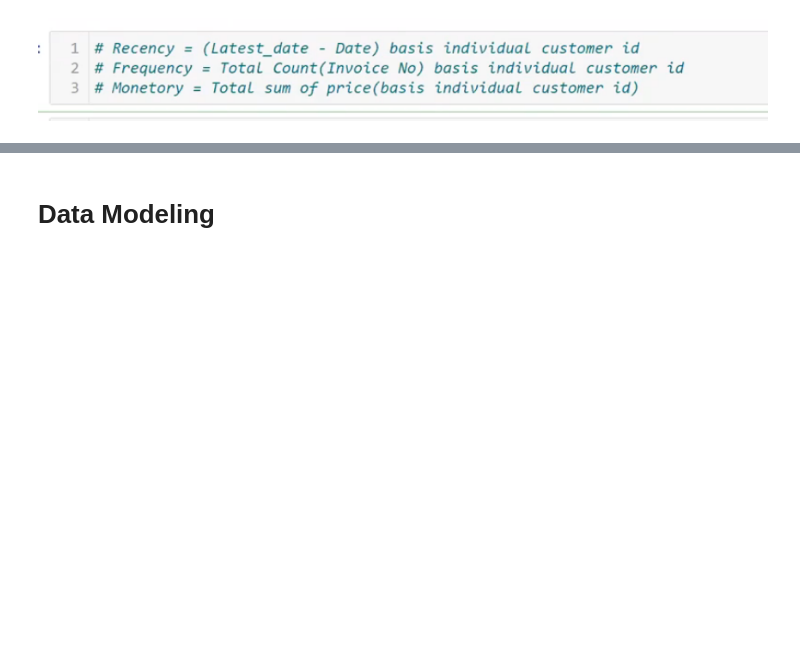
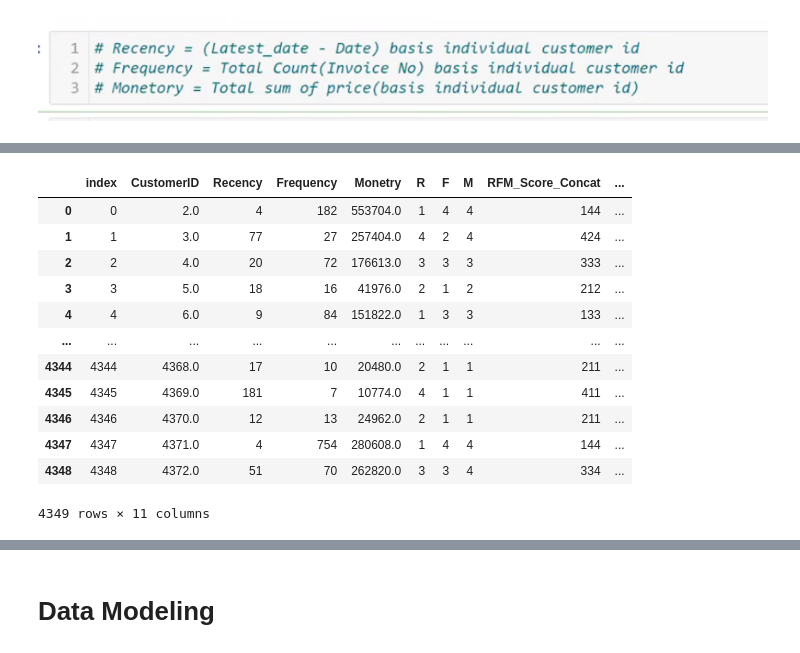
Before and after one commit to Sarvesh-Kesharwani/HouseDataPrediction_kaggle, a Jupyter notebook: AllDomain_AllMLProblems_Projects/Ecommerce/Ecommerce Retention Optimization.ipynb, the cells around one changed output, grey strips where cells are left out. Drawn from its saved outputs; the diff is of its cells as text; code cells hidden in the pictures; blank space fills up the shorter version.

```diff
--- a/AllDomain_AllMLProblems_Projects/Ecommerce/Ecommerce Retention Optimization.ipynb
+++ b/AllDomain_AllMLProblems_Projects/Ecommerce/Ecommerce Retention Optimization.ipynb
@@ -397,0 +440,5 @@ Formatted_data is :
+# %%
+# selecting 3 quantiles of each column in data
+quantiles = Formatted_data[['Recency', 'Frequency', 'Monetry']].quantile(q=[0.25, 0.50, 0.75])
+quantiles = quantiles.to_dict()
+display(quantiles)
@@ -397,0 +449,28 @@ Formatted_data is :
+# %%
+#
+def R_Score(col_value, column, quantiles):
+    if col_value <= quantiles[column][0.25]:
+        return 1
+    elif col_value <= quantiles[column][0.50]:
+        return 2
+    elif col_value <= quantiles[column][0.75]:
+        return 3
+    else:
+        return 4
+#
+def F_M_Score(col_value, column, quantiles):
+    if col_value <= quantiles[column][0.25]:
+        return 1
+    elif col_value <= quantiles[column][0.50]:
+        return 2
+    elif col_value <= quantiles[column][0.75]:
+        return 3
+    else:
+        return 4
+# %%
+Formatted_data['R'] = Formatted_data['Recency'].apply(R_Score, args=('Recency',quantiles))
+Formatted_data['F'] = Formatted_data['Frequency'].apply(F_M_Score, args=('Frequency',quantiles))
+Formatted_data['M'] = Formatted_data['Monetry'].apply(F_M_Score, args =('Monetry',quantiles))
+# ok so it seems ki first arg in here "apply(func(1st_arg,,))" is the row jo ye apply function fekta hai func ke ander
+
+display(Formatted_data)
@@ -397,0 +510,20 @@ Formatted_data is :
+# %%
+Loyality_Level = ['Diamond','Gold','Platinum','Silver']
+score_cuts = pd.qcut(Formatted_data.RFM_Score_Sum, q=4, labels=Loyality_Level)
+Formatted_data['Loyality_Level'] = score_cuts.values
+RFMScores = Formatted_data.reset_index()
+RFMScores
+# %% [output]
+|  | index | CustomerID | Recency | Frequency | Monetry | R | F | M | RFM_Score_Concat | ... |
+| 0 | 0 | 2.0 | 4 | 182 | 553704.0 | 1 | 4 | 4 | 144 | ... |
+| 1 | 1 | 3.0 | 77 | 27 | 257404.0 | 4 | 2 | 4 | 424 | ... |
+| 2 | 2 | 4.0 | 20 | 72 | 176613.0 | 3 | 3 | 3 | 333 | ... |
+| 3 | 3 | 5.0 | 18 | 16 | 41976.0 | 2 | 1 | 2 | 212 | ... |
+| 4 | 4 | 6.0 | 9 | 84 | 151822.0 | 1 | 3 | 3 | 133 | ... |
+| ... | ... | ... | ... | ... | ... | ... | ... | ... | ... | ... |
+| 4344 | 4344 | 4368.0 | 17 | 10 | 20480.0 | 2 | 1 | 1 | 211 | ... |
+| 4345 | 4345 | 4369.0 | 181 | 7 | 10774.0 | 4 | 1 | 1 | 411 | ... |
+| 4346 | 4346 | 4370.0 | 12 | 13 | 24962.0 | 2 | 1 | 1 | 211 | ... |
+| 4347 | 4347 | 4371.0 | 4 | 754 | 280608.0 | 1 | 4 | 4 | 144 | ... |
+| 4348 | 4348 | 4372.0 | 51 | 70 | 262820.0 | 3 | 3 | 4 | 334 | ... |
+4349 rows × 11 columns
```
Also changed, not shown: parts of 18 cells of this notebook, 2 other files.
